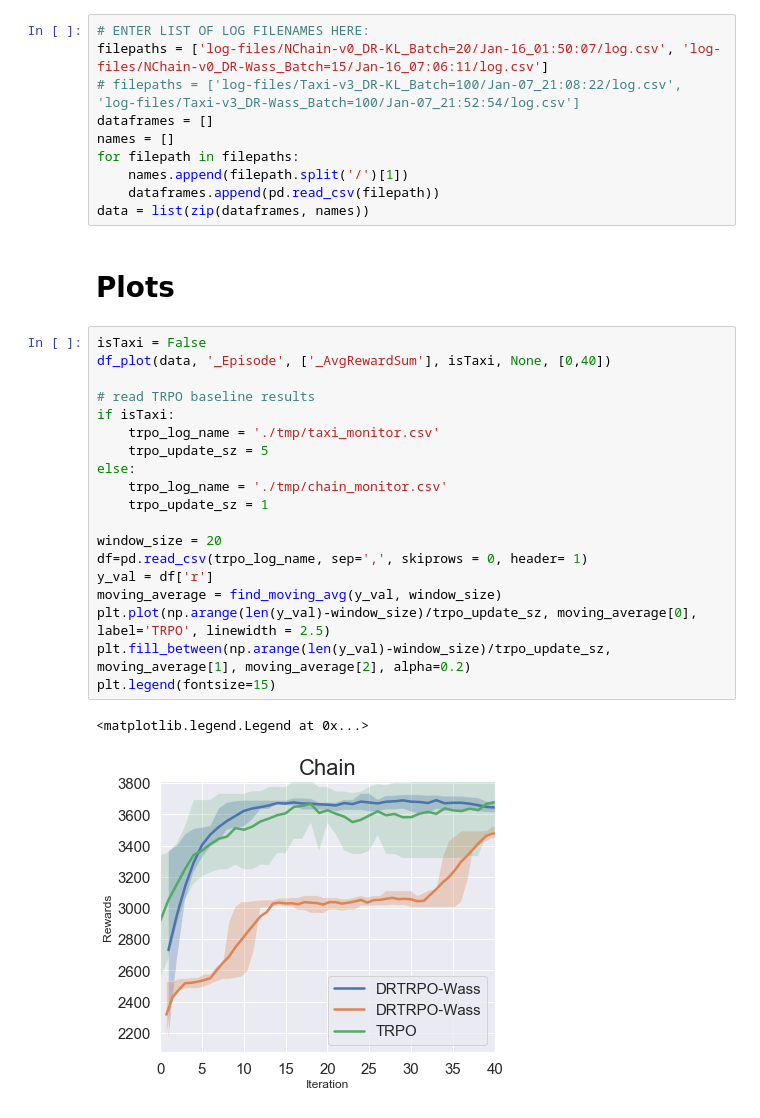
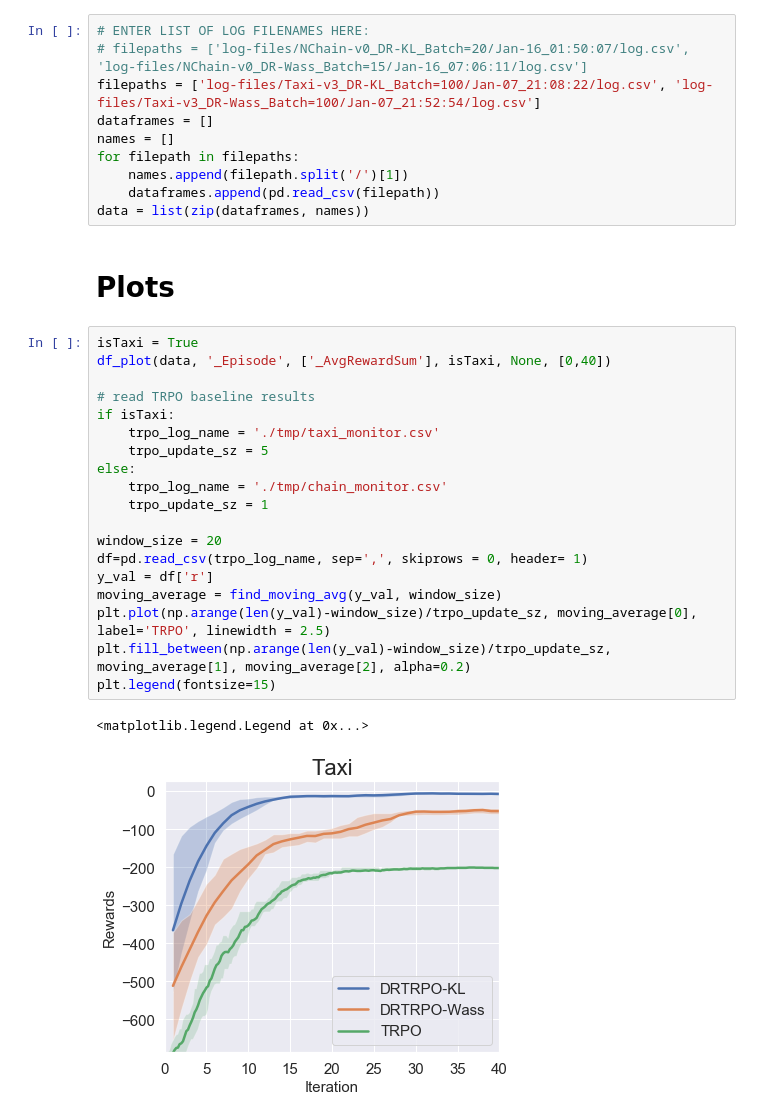
Before and after one commit to kadysongbb/dr-trpo, a Jupyter notebook: tabular/view_training.ipynb, the cells around one changed output. Saved outputs shown, nothing was run; the diff lists cells and outputs as text.

```diff
--- a/tabular/view_training.ipynb
+++ b/tabular/view_training.ipynb
@@ -70,8 +70,8 @@ def df_plot(dfs, x, ys, isTaxi, ylim=None, xlim=None, legend_loc='best'):
     plt.ylabel('Rewards')
 # %%
 # ENTER LIST OF LOG FILENAMES HERE:
-filepaths = ['log-files/NChain-v0_DR-KL_Batch=20/Jan-16_01:50:07/log.csv', 'log-files/NChain-v0_DR-Wass_Batch=15/Jan-16_07:06:11/log.csv']
-# filepaths = ['log-files/Taxi-v3_DR-KL_Batch=100/Jan-07_21:08:22/log.csv', 'log-files/Taxi-v3_DR-Wass_Batch=100/Jan-07_21:52:54/log.csv']
+# filepaths = ['log-files/NChain-v0_DR-KL_Batch=20/Jan-16_01:50:07/log.csv', 'log-files/NChain-v0_DR-Wass_Batch=15/Jan-16_07:06:11/log.csv']
+filepaths = ['log-files/Taxi-v3_DR-KL_Batch=100/Jan-07_21:08:22/log.csv', 'log-files/Taxi-v3_DR-Wass_Batch=100/Jan-07_21:52:54/log.csv']
 dataframes = []
 names = []
 for filepath in filepaths:
@@ -81,24 +81,24 @@ data = list(zip(dataframes, names))
 # %% [markdown]
 # Plots
 # %%
-isTaxi = False
+isTaxi = True
 df_plot(data, '_Episode', ['_AvgRewardSum'], isTaxi, None, [0,40])
 
 # read TRPO baseline results
 if isTaxi:
     trpo_log_name = './tmp/taxi_monitor.csv'
     trpo_update_sz = 5
 else:
     trpo_log_name = './tmp/chain_monitor.csv'
     trpo_update_sz = 1
 
 window_size = 20
 df=pd.read_csv(trpo_log_name, sep=',', skiprows = 0, header= 1)
 y_val = df['r']
 moving_average = find_moving_avg(y_val, window_size)
 plt.plot(np.arange(len(y_val)-window_size)/trpo_update_sz, moving_average[0], label='TRPO', linewidth = 2.5)
 plt.fill_between(np.arange(len(y_val)-window_size)/trpo_update_sz, moving_average[1], moving_average[2], alpha=0.2)
 plt.legend(fontsize=15)
 # %% [output]
 <matplotlib.legend.Legend at 0x...>
-[figure, old version]
+[figure, new version]
```
Also changed, not shown: 19 other files.
